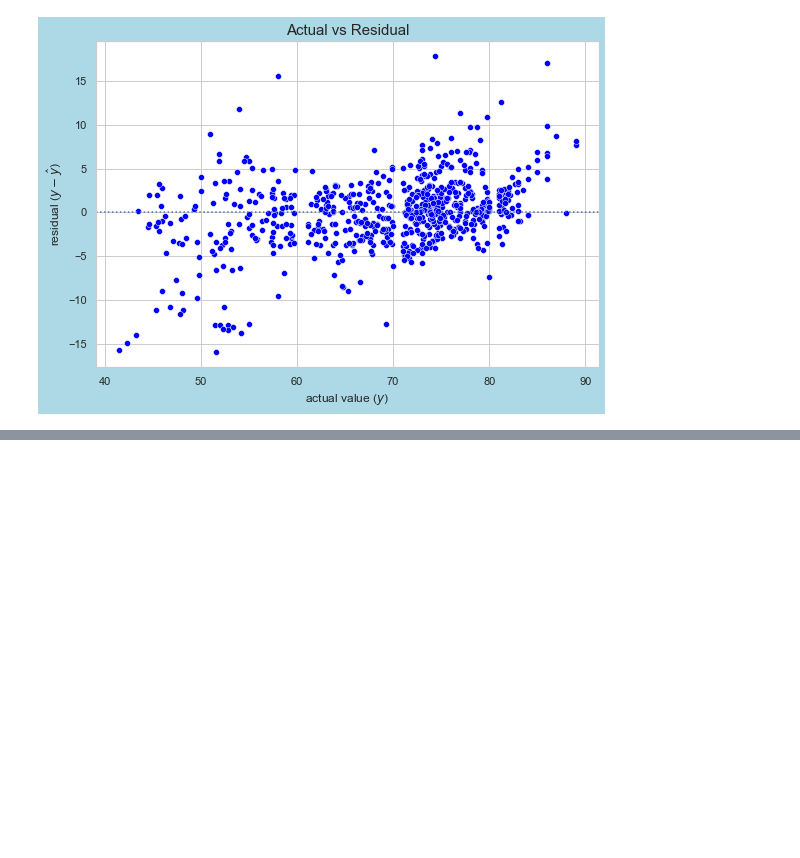
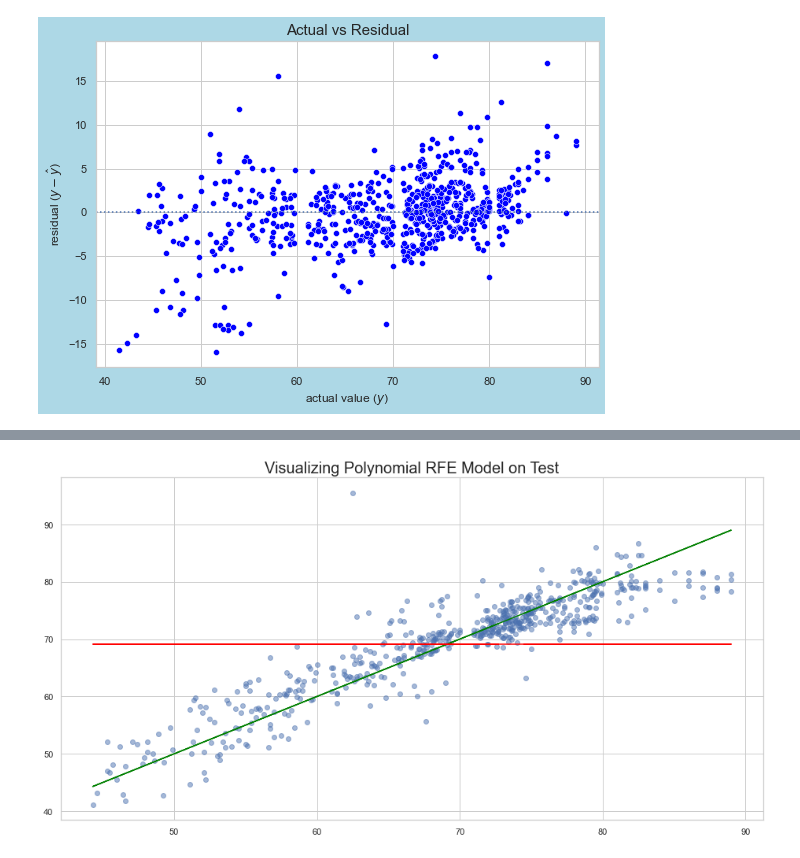
Before and after one commit to kristofer-rivera/predicting-life-expectancy, a Jupyter notebook: modeling.ipynb, the cells around one changed output, grey strips where cells are left out. Cells and saved outputs as stored; diff of their text form; code cells hidden in the pictures; blank space fills up the shorter version.

```diff
--- a/modeling.ipynb
+++ b/modeling.ipynb
@@ -159,11 +159,13 @@ y_test =pd.DataFrame(y_test)
 le_pred_mean = y_train.life_expectancy.mean()
 y_train['le_pred_mean'] = le_pred_mean
 y_validate['le_pred_mean'] = le_pred_mean
+y_test['le_pred_mean'] = le_pred_mean
 
 # 2. Predict median life expectancy
 le_pred_median = y_train.life_expectancy.median()
 y_train['le_pred_median'] = le_pred_median
 y_validate['le_pred_median'] = le_pred_median
+y_test['le_pred_mean'] = le_pred_mean
 
 # 3. RMSE of le_pred_mean
 rmse_train = mean_squared_error(y_train.life_expectancy, y_train.le_pred_mean) ** 0.5
@@ -500,0 +612,12 @@ metric_df
+# %%
+## Create the polynomial features
+
+# Create polynomial features
+pf = PolynomialFeatures(degree=2)
+
+# fit to my features and create a new version of X_train with transformed features
+X_train_poly = pf.fit_transform(X_train_scaled[rfe_features])
+
+# Transform features on X_validate and X_test
+X_validate_poly = pf.transform(X_validate_scaled[rfe_features])
+X_test_poly = pf.transform(X_test_scaled[rfe_features])
@@ -500,0 +691,16 @@ metric_df
+# %%
+# predict test
+y_test['le_pred_poly_rfe'] = lm3.predict(X_test_poly)
+
+
+# Calculate RMSE
+test_rmse7= ev.rmse(y_test.life_expectancy, y_test.le_pred_poly_rfe)
+
+#Calculate R^2 Score
+r2_test7 = r2_score(y_test.life_expectancy, y_test.le_pred_poly_rfe)
+
+print("RMSE using OLS\nTrain/In-Sample: ", train_rmse7,
+      "\nValidate/Out-of-Sample: ", test_rmse7)
+
+print("R2 Score using OLS\nTrain/In-Sample: ", r2_train7,
+      "\nValidate/Out-of-Sample: ", r2_test7)
@@ -500,0 +736,5 @@ metric_df
+# %%
+## Create a dataframe to hold my model performane on test and to help with side by side evaluation and visualization
+predictions_test = y_test.copy()
+predictions_test = predictions_test.rename(columns={'life_expectancy':'actual'})
+predictions_test.head()
@@ -500,0 +748,11 @@ metric_df
+# %%
+plt.figure(figsize = (16, 8))
+plt.plot(predictions_test.actual, predictions_test.actual, color = 'green')
+plt.plot(predictions_test.actual, predictions_test.le_pred_mean, color = 'red')
+plt.scatter(predictions_test.actual, predictions_test.le_pred_poly_rfe, alpha = 0.5)
+plt.annotate('Ideal: Actual Life Expectancy', (1.2*10**6, 1.25*10**6), rotation = 25)
+plt.annotate('Baseline: Mean Life Expectancy', (1.25*10**6, .3*10**6), color = 'red')
+plt.title('Visualizing Polynomial RFE Model on Test', fontsize=20)
+plt.show()
+# %% [output]
+[figure, added]
```
Also changed, not shown: parts of 27 cells of this notebook, 1 other file.
